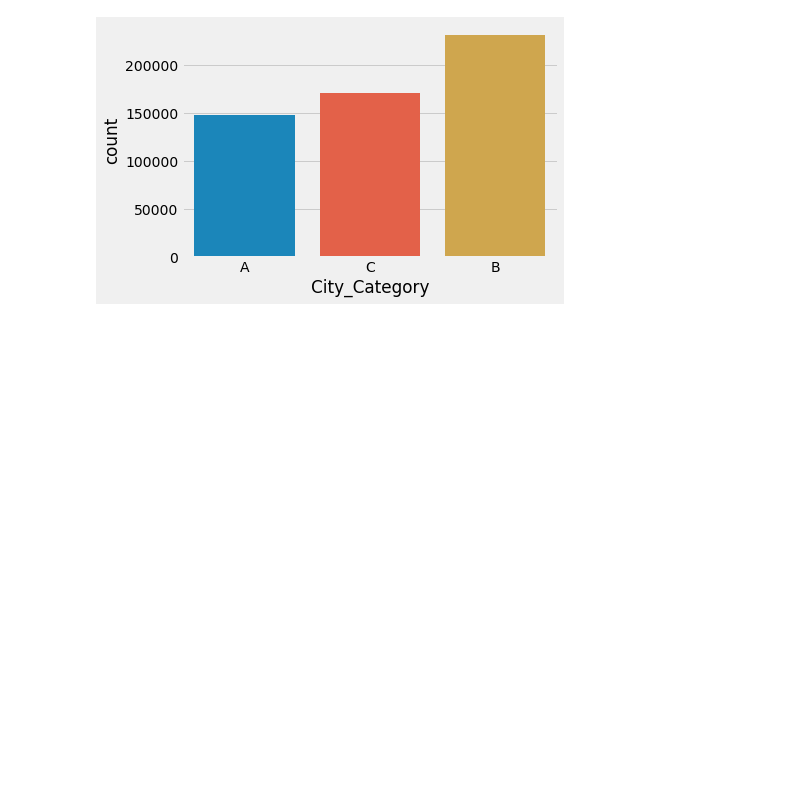
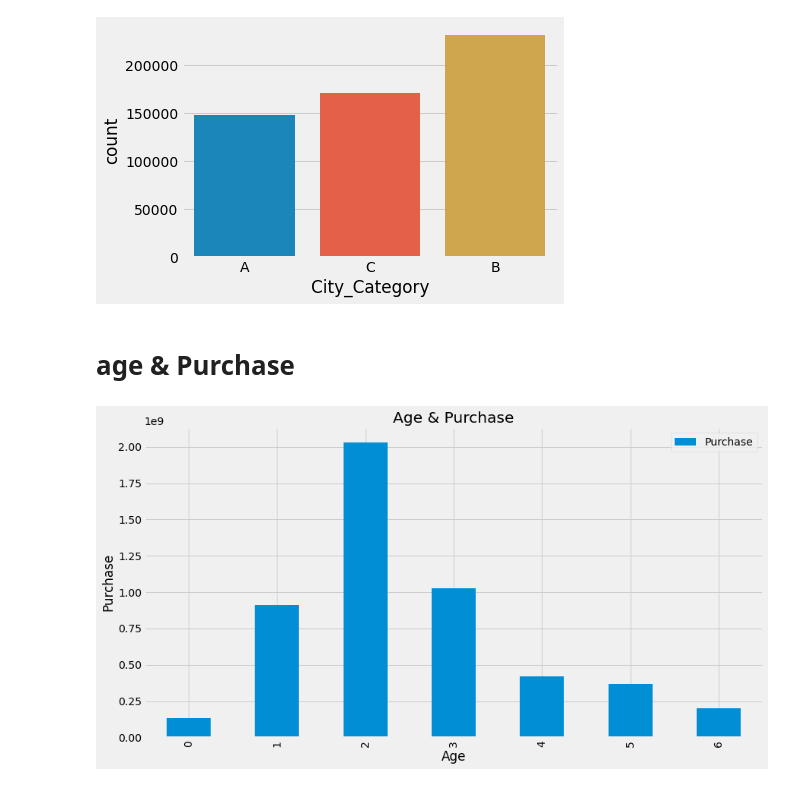
Before and after one commit to ANKIT08122001/capstone-project, a Jupyter notebook: capstone revised-checkpoint.ipynb, the cells around one changed output. Cells and saved outputs as stored; diff of their text form; code cells hidden in the pictures; blank space fills up the shorter version.

```diff
--- a/capstone revised-checkpoint.ipynb
+++ b/capstone revised-checkpoint.ipynb
@@ -129,3 +129,14 @@ sns.countplot(data3['City_Category'])
 # %% [output]
 <AxesSubplot:xlabel='City_Category', ylabel='count'>
 [figure]
+# %% [markdown]
+# age & Purchase
+# %%
+age_plot = data3.pivot_table(index='Age', values='Purchase',aggfunc=np.sum)
+age_plot.plot(kind='bar', figsize=(13,7))
+plt.xlabel('Age')
+plt.ylabel('Purchase')
+plt.title('Age & Purchase')
+plt.show()
+# %% [output]
+[figure, added]
```
Also changed, not shown: parts of 6 cells of this notebook.
